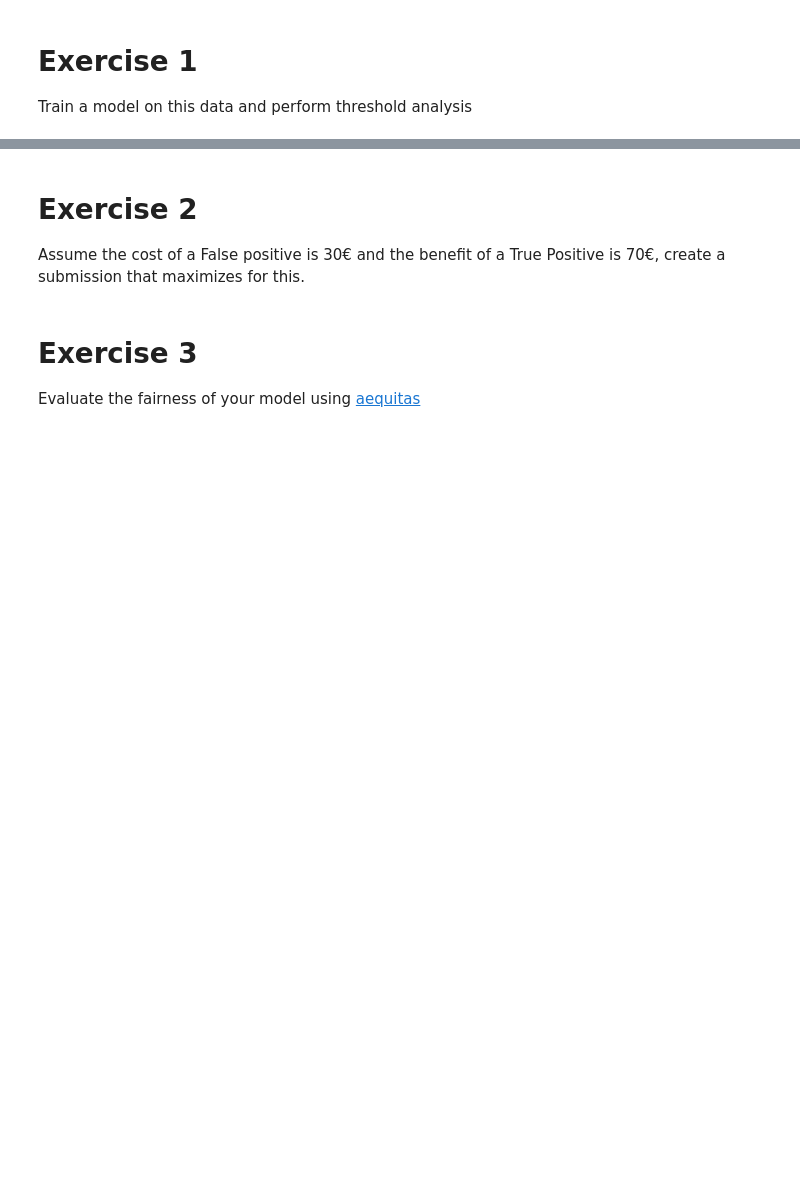
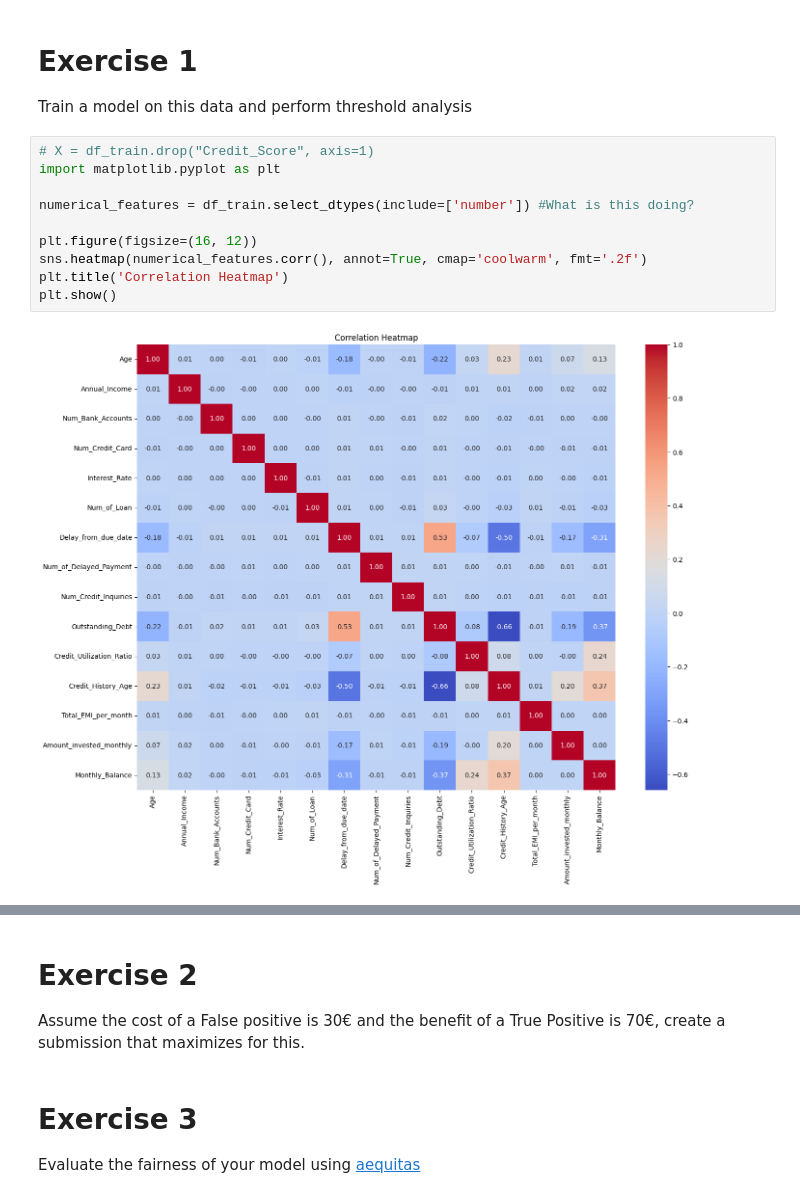
Before and after one commit to bernaprioste1704/6-7-edition, a Jupyter notebook: Supervised Learning/Decision Threshold & Bias/Exercise Notebook.ipynb, the cells around one changed output, grey strips where cells are left out. Cells and saved outputs as stored; diff of their text form; blank space fills up the shorter version.

```diff
--- a/Supervised Learning/Decision Threshold & Bias/Exercise Notebook.ipynb
+++ b/Supervised Learning/Decision Threshold & Bias/Exercise Notebook.ipynb
@@ -23,3 +111,15 @@ df_train.head(3)
 # Exercise 1
 
 Train a model on this data and perform threshold analysis
+# %%
+# X = df_train.drop("Credit_Score", axis=1)
+import matplotlib.pyplot as plt
+
+numerical_features = df_train.select_dtypes(include=['number']) #What is this doing?
+
+plt.figure(figsize=(16, 12))
+sns.heatmap(numerical_features.corr(), annot=True, cmap='coolwarm', fmt='.2f')
+plt.title('Correlation Heatmap')
+plt.show()
+# %% [output]
+[figure, added]
```
Also changed, not shown: parts of 6 cells of this notebook, 1 other file.
